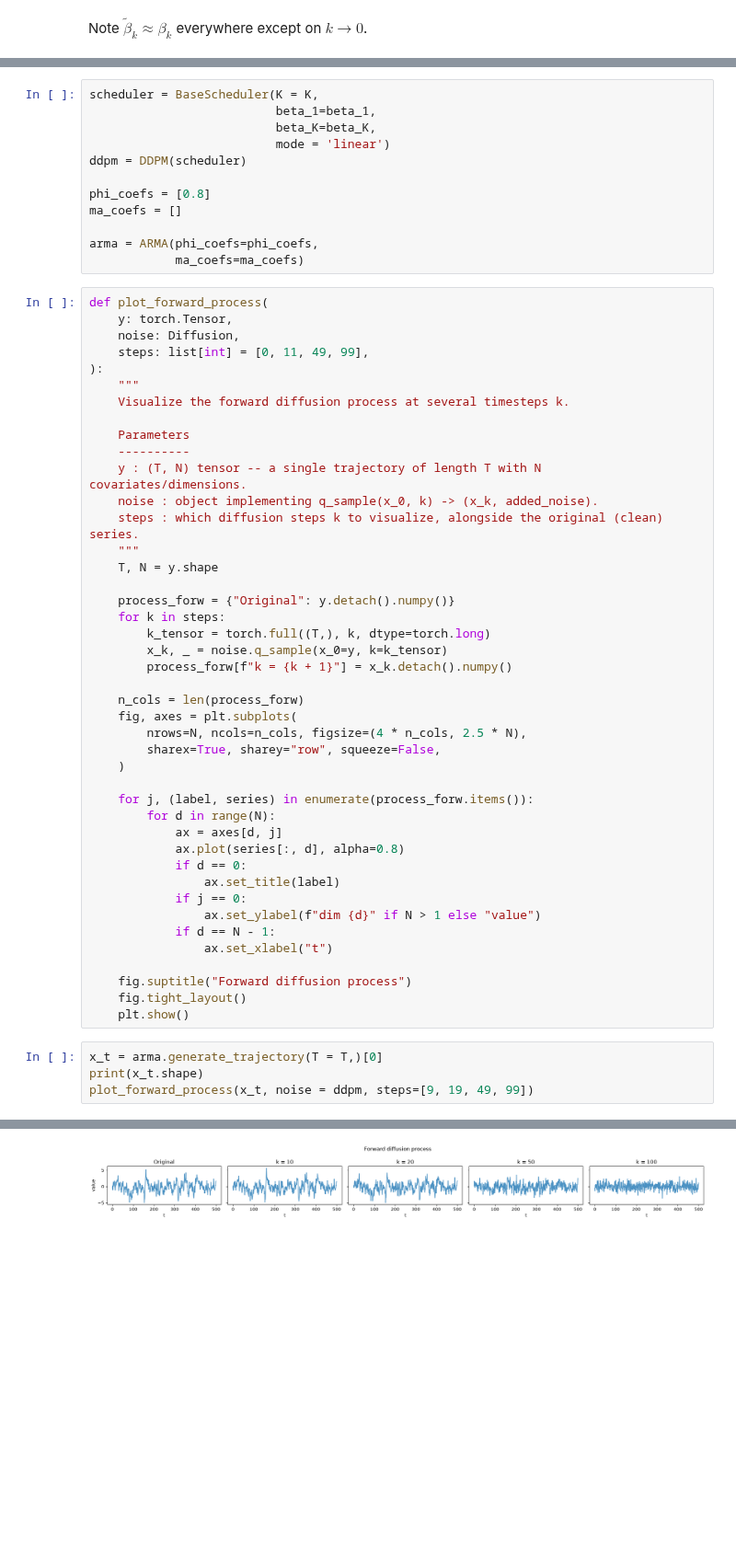
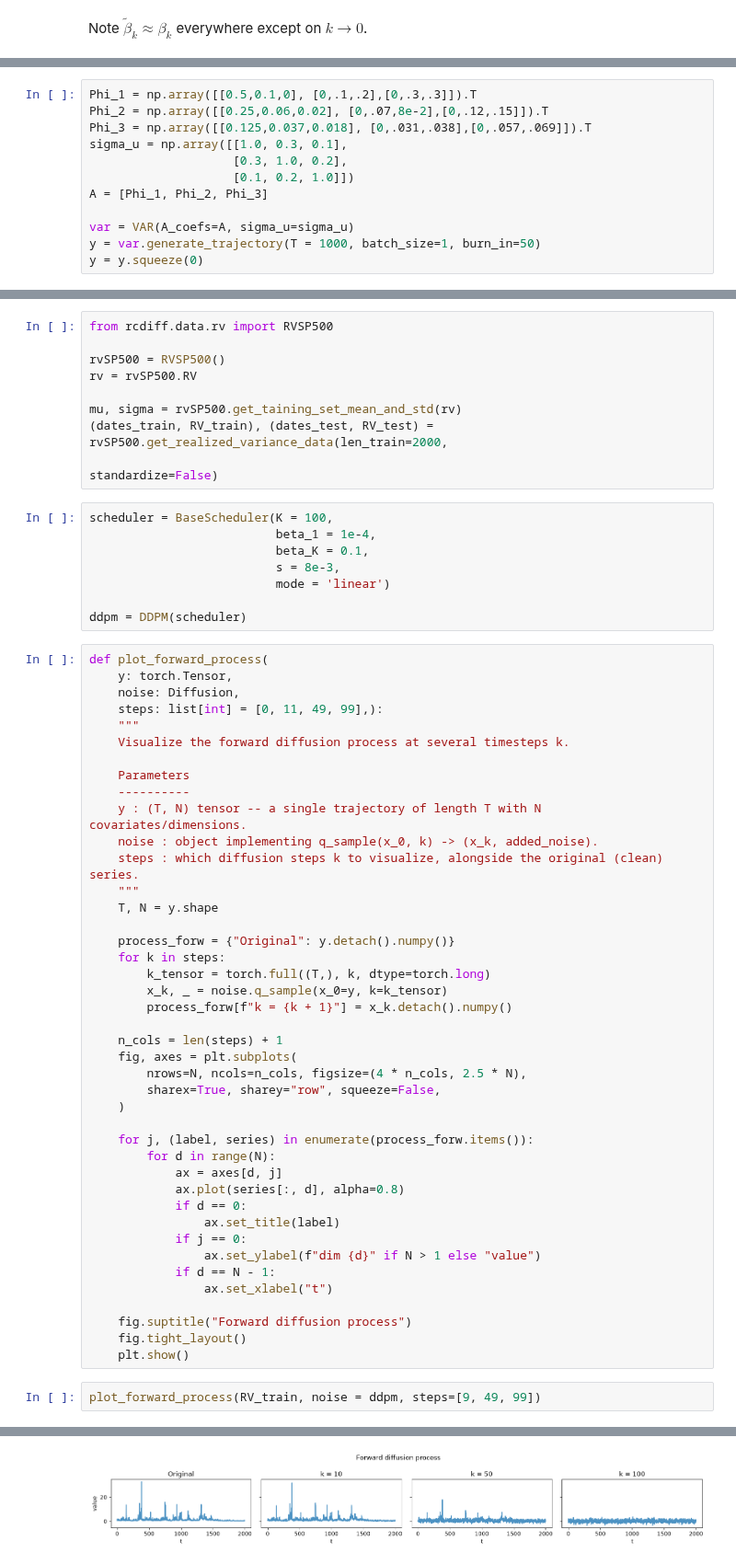
Before and after one commit to jacoporauseo/RC-Diffusion-Models-for-Time-Series-Generation, a Jupyter notebook: Forward.ipynb, the cells around one changed output, grey strips where cells are left out. Shown at 92% size. Drawn from its saved outputs; the diff is of its cells as text; blank space fills up the shorter version.

```diff
--- a/Forward.ipynb
+++ b/Forward.ipynb
@@ -101,0 +118,12 @@ N = 3
+# %%
+Phi_1 = np.array([[0.5,0.1,0], [0,.1,.2],[0,.3,.3]]).T
+Phi_2 = np.array([[0.25,0.06,0.02], [0,.07,8e-2],[0,.12,.15]]).T
+Phi_3 = np.array([[0.125,0.037,0.018], [0,.031,.038],[0,.057,.069]]).T
+sigma_u = np.array([[1.0, 0.3, 0.1],
+                    [0.3, 1.0, 0.2],
+                    [0.1, 0.2, 1.0]])
+A = [Phi_1, Phi_2, Phi_3]
+
+var = VAR(A_coefs=A, sigma_u=sigma_u)
+y = var.generate_trajectory(T = 1000, batch_size=1, burn_in=50)
+y = y.squeeze(0)
@@ -102,21 +132,25 @@ N = 3
+# %%
+from rcdiff.data.rv import RVSP500
+
+rvSP500 = RVSP500()
+rv = rvSP500.RV
+
+mu, sigma = rvSP500.get_taining_set_mean_and_std(rv)
+(dates_train, RV_train), (dates_test, RV_test) = rvSP500.get_realized_variance_data(len_train=2000,
+                                                                                    standardize=False)
 # %%
-scheduler = BaseScheduler(K = K,
-                          beta_1=beta_1,
-                          beta_K=beta_K,
+scheduler = BaseScheduler(K = 100,
+                          beta_1 = 1e-4,
+                          beta_K = 0.1,
+                          s = 8e-3,
                           mode = 'linear')
+
 ddpm = DDPM(scheduler)
-
-phi_coefs = [0.8]
-ma_coefs = []
-
-arma = ARMA(phi_coefs=phi_coefs,
-            ma_coefs=ma_coefs)
 # %%
 def plot_forward_process(
     y: torch.Tensor,
     noise: Diffusion,
-    steps: list[int] = [0, 11, 49, 99],
-):
+    steps: list[int] = [0, 11, 49, 99],):
     """
     Visualize the forward diffusion process at several timesteps k.
 
@@ -134,7 +168,7 @@ def plot_forward_process(
         x_k, _ = noise.q_sample(x_0=y, k=k_tensor)
         process_forw[f"k = {k + 1}"] = x_k.detach().numpy()
 
-    n_cols = len(process_forw)
+    n_cols = len(steps) + 1
     fig, axes = plt.subplots(
         nrows=N, ncols=n_cols, figsize=(4 * n_cols, 2.5 * N),
         sharex=True, sharey="row", squeeze=False,
@@ -155,7 +189,5 @@ def plot_forward_process(
     fig.tight_layout()
     plt.show()
 # %%
-x_t = arma.generate_trajectory(T = T,)[0]
-print(x_t.shape)
-plot_forward_process(x_t, noise = ddpm, steps=[9, 19, 49, 99])
+plot_forward_process(RV_train, noise = ddpm, steps=[9, 49, 99])
 # %% [output]
@@ -163 +194 @@ torch.Size([500, 1])
-[figure, old version]
+[figure, new version]
```
Also changed, not shown: parts of 16 cells of this notebook.
